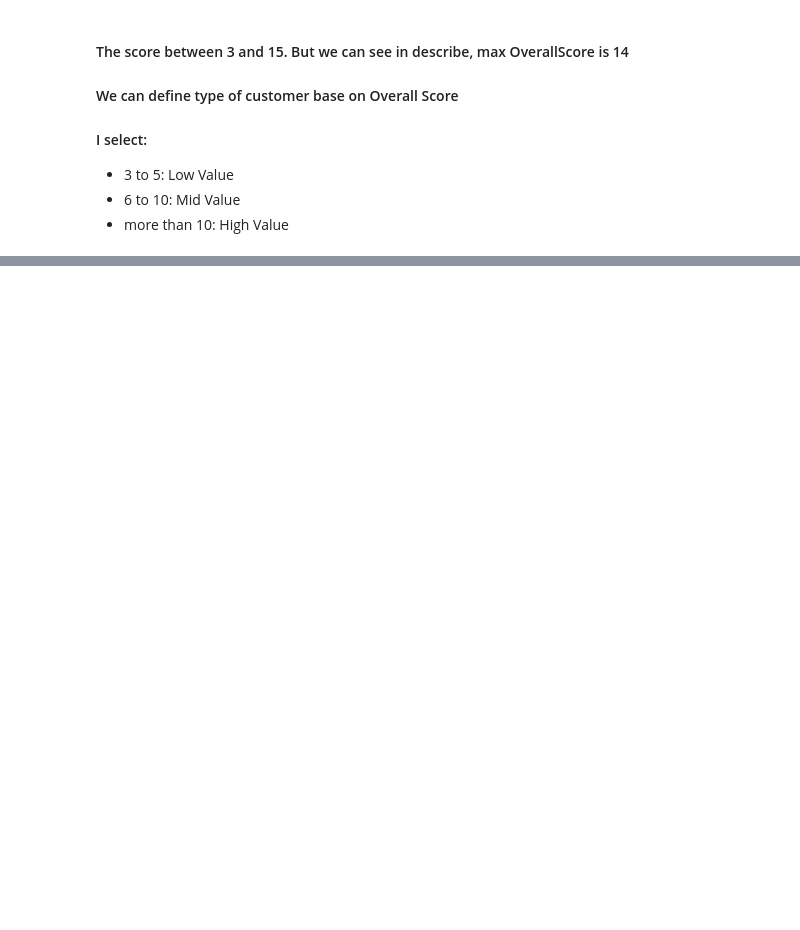
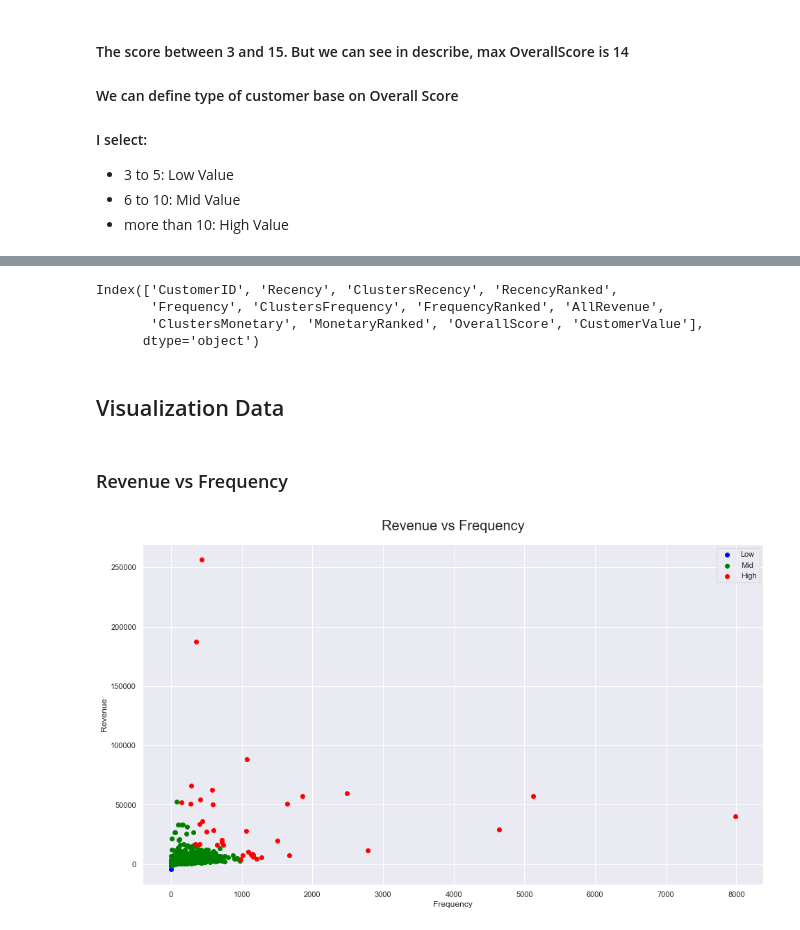
Before and after one commit to baotran306/Online-Retail-Dataset-Report, a Jupyter notebook: OnlineRetail_Ranked.ipynb, the cells around one changed output, grey strips where cells are left out. Cells and saved outputs as stored; diff of their text form; code cells hidden in the pictures; blank space fills up the shorter version.

Commit message:
Update Visualization 26/3/2021

```diff
--- a/OnlineRetail_Ranked.ipynb
+++ b/OnlineRetail_Ranked.ipynb
@@ -409,0 +410,35 @@ full_df.groupby('CustomerValue')['CustomerValue'].describe()
+# %%
+full_df.columns
+# %% [output]
+Index(['CustomerID', 'Recency', 'ClustersRecency', 'RecencyRanked',
+       'Frequency', 'ClustersFrequency', 'FrequencyRanked', 'AllRevenue',
+       'ClustersMonetary', 'MonetaryRanked', 'OverallScore', 'CustomerValue'],
+      dtype='object')
+# %% [markdown]
+## Visualization Data
+# %% [markdown]
+### Revenue vs Frequency
+# %%
+plt.figure(figsize=(16, 9))
+
+# full_df = full_df.query("AllRevenue < 4000 and Frequency < 100000")
+
+fre_low = full_df.query("CustomerValue == 'Low Value'")["Frequency"]
+rev_low = full_df.query("CustomerValue == 'Low Value'")["AllRevenue"]
+plt.scatter(fre_low, rev_low, color='blue', label='Low')
+
+fre_mid = full_df.query("CustomerValue == 'Mid Value'")["Frequency"]
+rev_mid = full_df.query("CustomerValue == 'Mid Value'")["AllRevenue"]
+plt.scatter(fre_mid, rev_mid, color='green', label='Mid')
+
+fre_high = full_df.query("CustomerValue == 'High Value'")["Frequency"]
+rev_high = full_df.query("CustomerValue == 'High Value'")["AllRevenue"]
+plt.scatter(fre_high, rev_high, color='red', label='High')
+
+plt.xlabel("Frequency")
+plt.ylabel("Revenue")
+plt.title("Revenue vs Frequency", pad=20, fontsize=20)
+plt.legend()
+plt.show()
+# %% [output]
+[figure, added]
```
Also changed, not shown: parts of 18 cells of this notebook.
